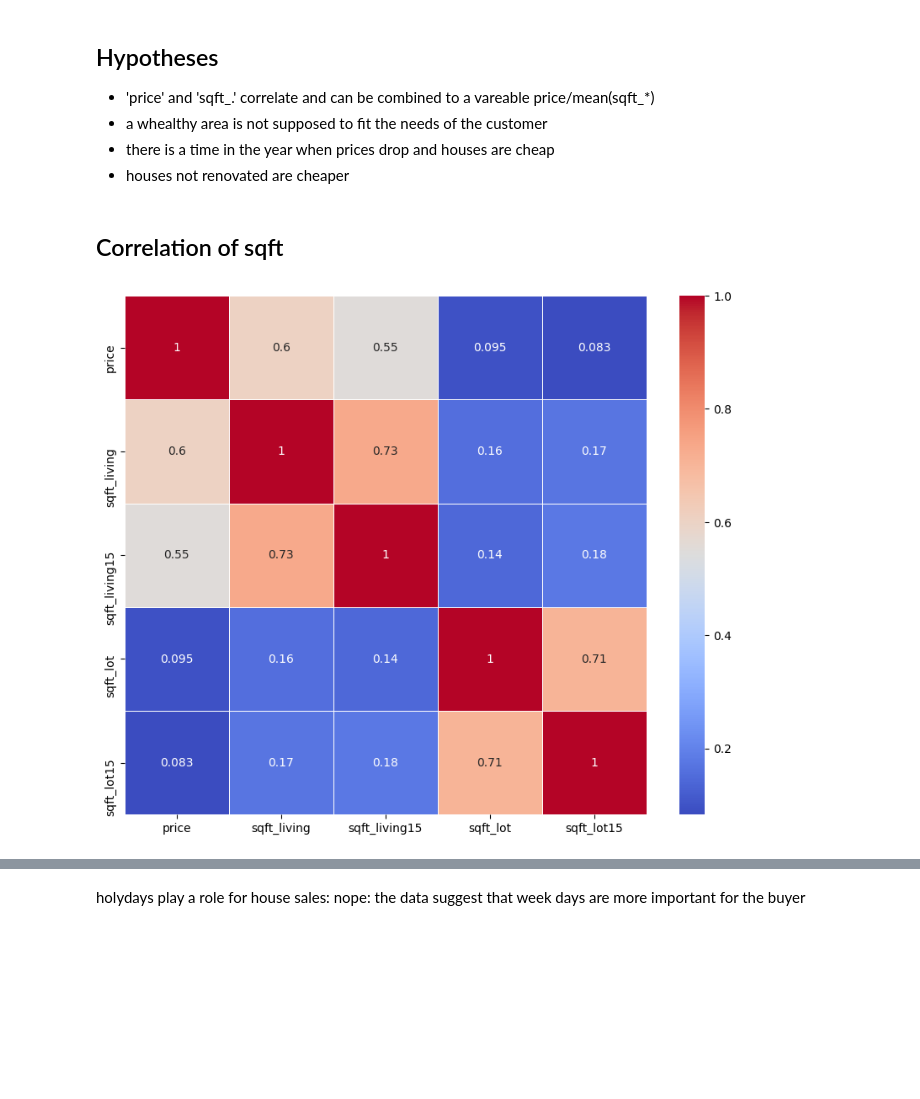
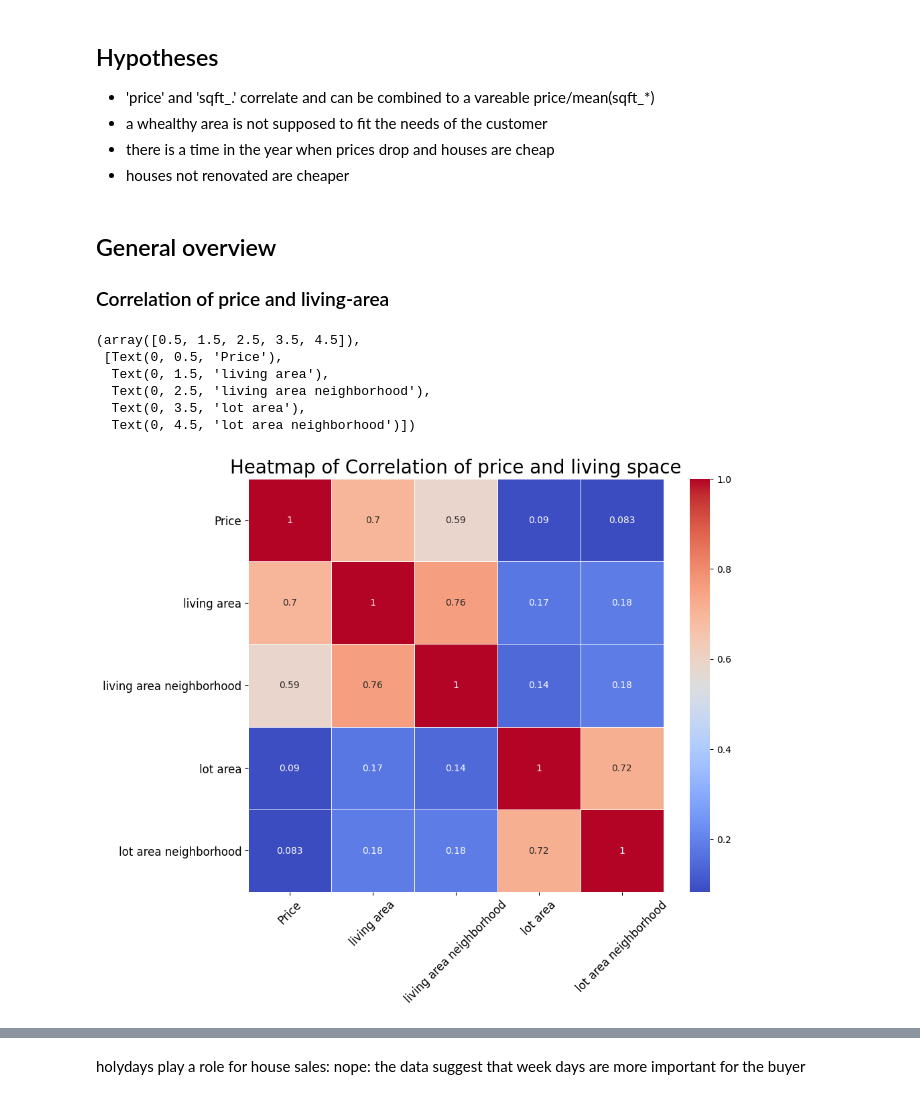
Before and after one commit to tomduese/ds-eda-project, a Jupyter notebook: EDA.ipynb, the cells around one changed output, grey strips where cells are left out. Drawn from its saved outputs; the diff is of its cells as text; code cells hidden in the pictures; blank space fills up the shorter version.

```diff
--- a/EDA.ipynb
+++ b/EDA.ipynb
@@ -116,5 +126,0 @@ fill all NAN with -1 in the first place
-# %%
-df.year_renovated.fillna(-1, inplace=True)
-df.waterfront.fillna(0, inplace=True)
-df.sqft_basement.fillna(-1, inplace=True)
-df.view.fillna(-1, inplace=True)
@@ -173,10 +183,3 @@ df["price_per_sqft_mean"] = df.price / df[
         "price_per_sqft_lot15",
     ]
 ].mean(axis=1)
-
-# create bins for bedrooms
-df["bedrooms_categories"] = pd.cut(
-    df["bedrooms"],
-    bins=[0, 2, 4, 6, 8, 10, 20, 50],
-    labels=["1-2", "3-4", "5-6", "7-8", "9-10", "11-20", "20-50"],
-)
@@ -308,3 +188,9 @@ df_customer.head()
+# %%
+df["bedrooms_categories"] = pd.cut(
+    df["bedrooms"],
+    bins=[0, 2, 4, 6, 8, 10, 200],
+    labels=["1-2", "3-4", "5-6", "7-8", "9-10", "10+"],
+)
 # %% [markdown]
 ## Hypotheses
 - 'price' and 'sqft_.' correlate and can be combined to a vareable price/mean(sqft_*)
@@ -312,13 +198,42 @@ df_customer.head()
 - there is a time in the year when prices drop and houses are cheap
 - houses not renovated are cheaper
 # %% [markdown]
-## Correlation of sqft
+## General overview
+### Correlation of price and living-area
 # %%
 # draw the heatmap
 plt.figure(figsize=(10, 8))
-corr = df_customer[
-    ["price", "sqft_living", "sqft_living15", "sqft_lot", "sqft_lot15"]
-].corr()
-ax = sns.heatmap(corr, linewidths=0.5, annot=True, cmap="coolwarm")
+corr = df[["price", "sqft_living", "sqft_living15", "sqft_lot", "sqft_lot15"]].corr()
+ax = sns.heatmap(
+    corr,
+    linewidths=0.5,
+    annot=True,
+    cmap="coolwarm",
+    yticklabels=[
+        "Price",
+        "living area",
+        "living area neighborhood",
+        "lot area",
+        "lot area neighborhood",
+    ],
+    xticklabels=[
+        "Price",
+        "living area",
+        "living area neighborhood",
+        "lot area",
+        "lot area neighborhood",
+    ],
+)
+plt.title(
+    "Heatmap of Correlation of price and living space", fontsize=20
+)  # title with fontsize 20
+plt.xticks(rotation=45, fontsize=12)
+plt.yticks(fontsize=12)
 # %% [output]
+(array([0.5, 1.5, 2.5, 3.5, 4.5]),
+ [Text(0, 0.5, 'Price'),
+  Text(0, 1.5, 'living area'),
+  Text(0, 2.5, 'living area neighborhood'),
+  Text(0, 3.5, 'lot area'),
+  Text(0, 4.5, 'lot area neighborhood')])
-[figure, old version]
+[figure, new version]
```
Also changed, not shown: parts of 64 cells of this notebook, 1 other file.
